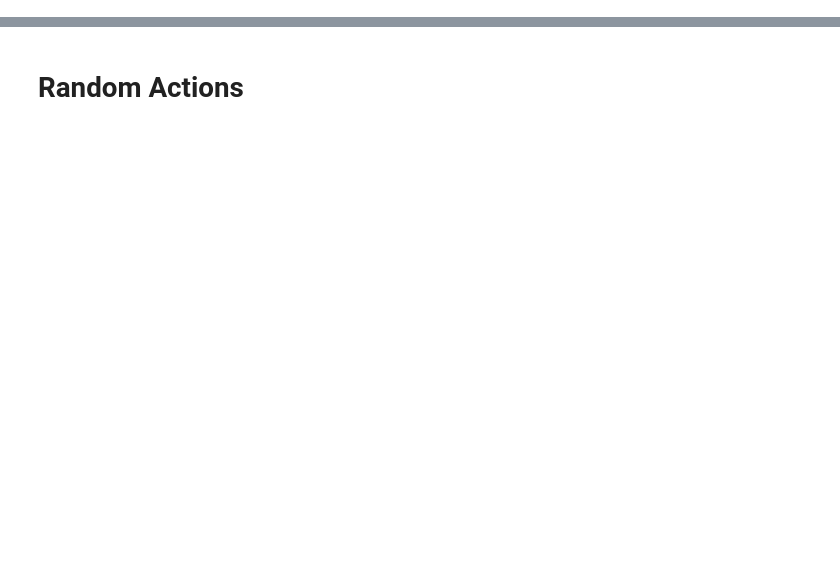
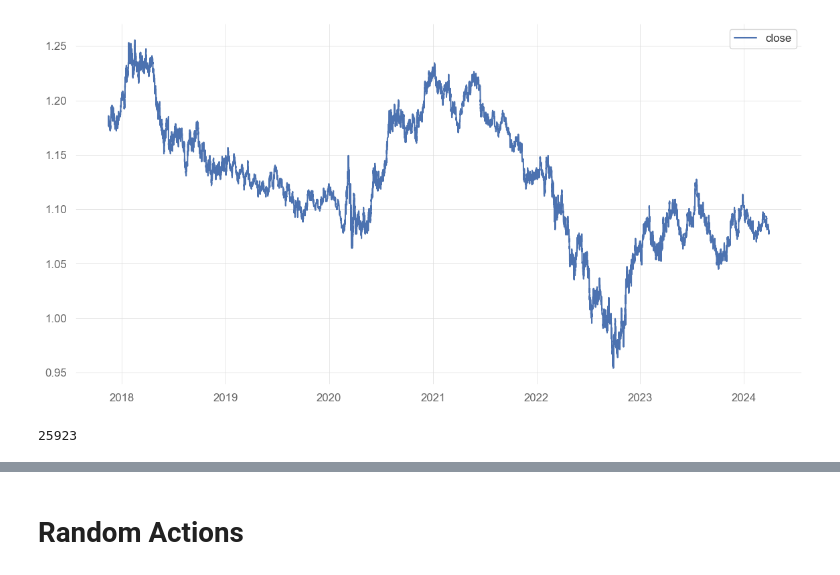
Before and after one commit to lilfetz22/gym-anytrading, a Jupyter notebook: examples/customizing_ppo.ipynb, the cells around one changed output, grey strips where cells are left out. Cells and saved outputs as stored; diff of their text form; code cells hidden in the pictures; blank space fills up the shorter version.

```diff
--- a/examples/customizing_ppo.ipynb
+++ b/examples/customizing_ppo.ipynb
@@ -28,6 +27,14 @@ name = 'FOREX_EURUSD_RENKO'
 path = "C:/Users/WilliamFetzner/Documents/Trading/gym-anytrading/gym_anytrading/datasets/data/renko_full_data_81.csv"
 # path = os.path.join(base_dir, '.csv')
 FOREX_EURUSD_RENKO = pd.read_csv(path, parse_dates=True, index_col='datetime')
+# %%
+# plot the close price over time
+plt.figure(figsize=(14, 7))
+plt.plot(FOREX_EURUSD_RENKO.close, label='close')
+plt.legend()
+plt.show()
+# %% [output]
+[figure, added]
 # %%
 def print_stats(reward_over_episodes):
     """  Print Reward  """
@@ -78,6 +85,9 @@ env_train = MyForexEnv(
     sma_length=4,
     smoothing_sma=4
 )
+print(int(len(FOREX_EURUSD_RENKO)*.8))
+# %% [output]
+25923
 # %%
 seed_ppo = 42  # random seed
 obs_ppo, info_ppo = env_train.reset(seed=seed_ppo)
```
Also changed, not shown: parts of 6 cells of this notebook, 1 other file.
